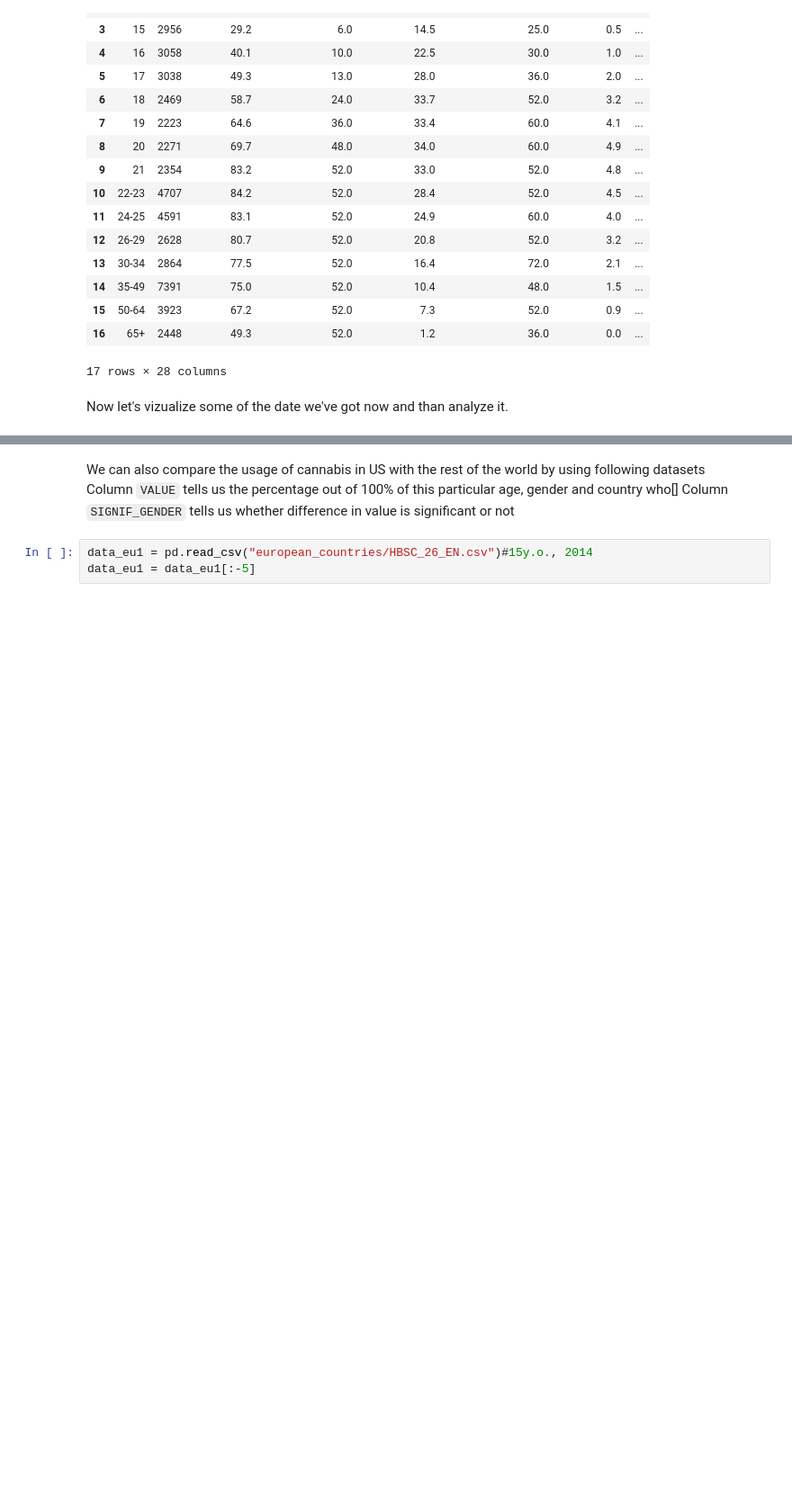
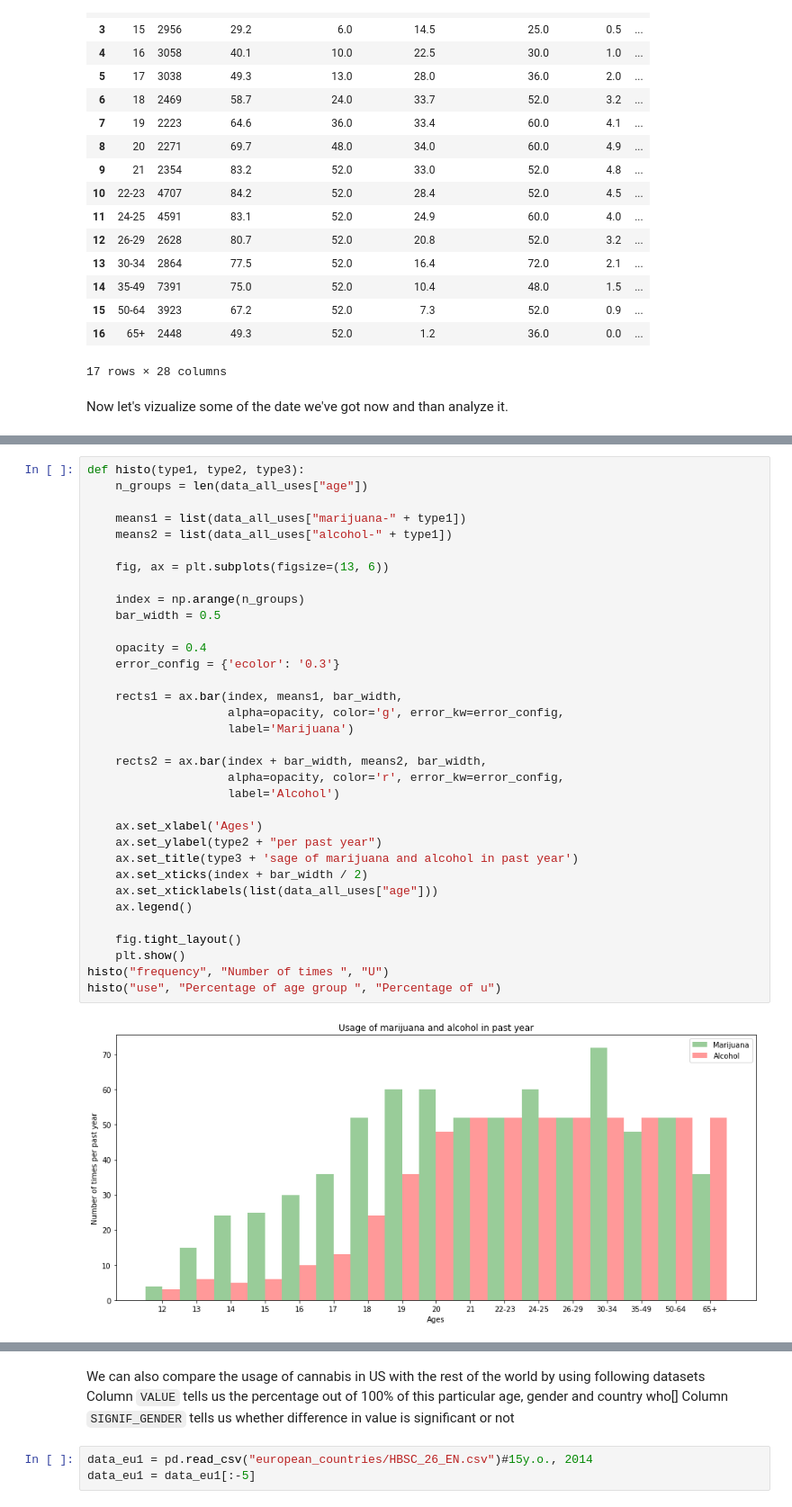
Before and after one commit to st-rom/dataprocessing_project, a Jupyter notebook: project/Project.ipynb, the cells around one changed output, grey strips where cells are left out. Shown: that part at 90% size. Cells and saved outputs as stored; diff of their text form; blank space fills up the shorter version.

```diff
--- a/project/Project.ipynb
+++ b/project/Project.ipynb
@@ -326,0 +354,36 @@ Now let's vizualize some of the date we've got now and than analyze it.
+# %%
+def histo(type1, type2, type3):
+    n_groups = len(data_all_uses["age"])
+
+    means1 = list(data_all_uses["marijuana-" + type1])
+    means2 = list(data_all_uses["alcohol-" + type1])
+
+    fig, ax = plt.subplots(figsize=(13, 6))
+
+    index = np.arange(n_groups)
+    bar_width = 0.5
+
+    opacity = 0.4
+    error_config = {'ecolor': '0.3'}
+
+    rects1 = ax.bar(index, means1, bar_width,
+                    alpha=opacity, color='g', error_kw=error_config,
+                    label='Marijuana')
+
+    rects2 = ax.bar(index + bar_width, means2, bar_width,
+                    alpha=opacity, color='r', error_kw=error_config,
+                    label='Alcohol')
+
+    ax.set_xlabel('Ages')
+    ax.set_ylabel(type2 + "per past year")
+    ax.set_title(type3 + 'sage of marijuana and alcohol in past year')
+    ax.set_xticks(index + bar_width / 2)
+    ax.set_xticklabels(list(data_all_uses["age"]))
+    ax.legend()
+
+    fig.tight_layout()
+    plt.show()
+histo("frequency", "Number of times ", "U")
+histo("use", "Percentage of age group ", "Percentage of u")
+# %% [output]
+[figure, added]
```
Also changed, not shown: parts of 6 cells of this notebook.
